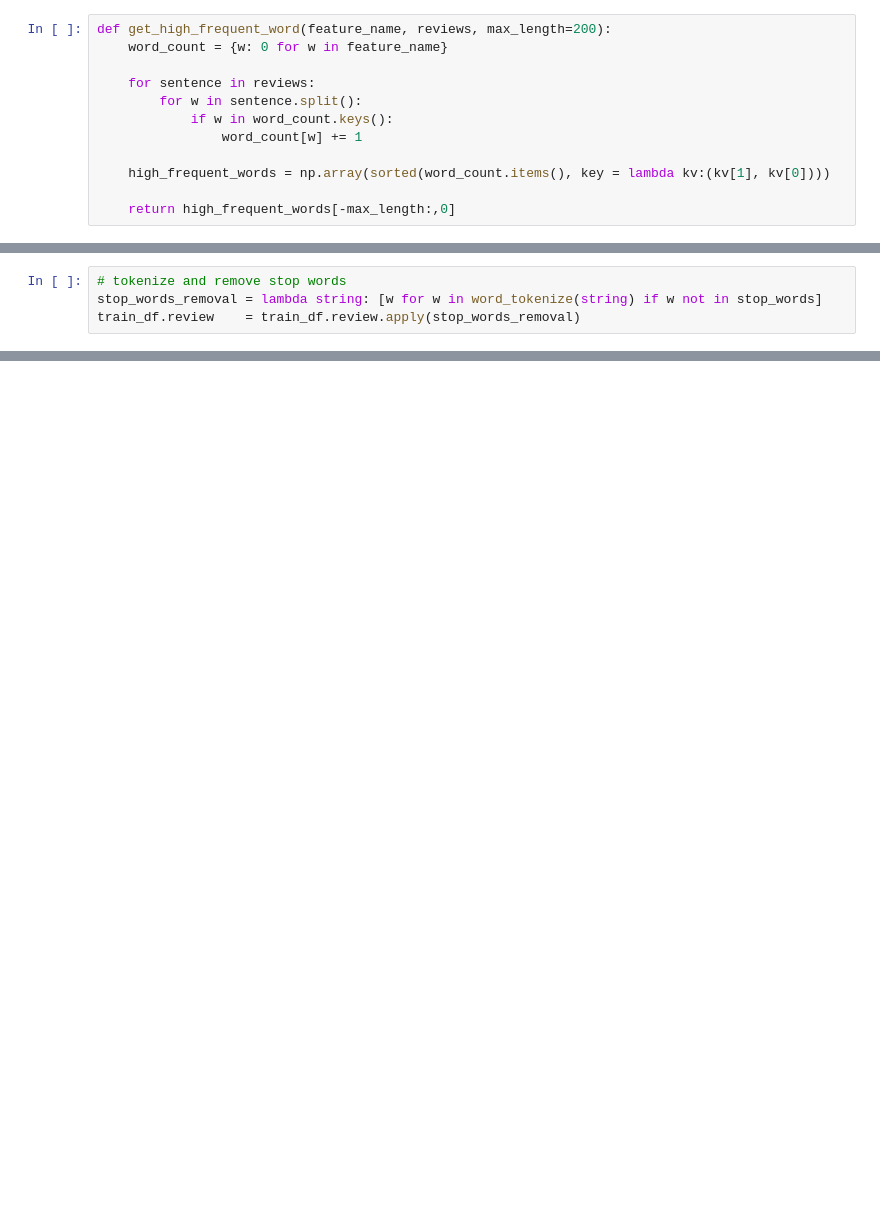
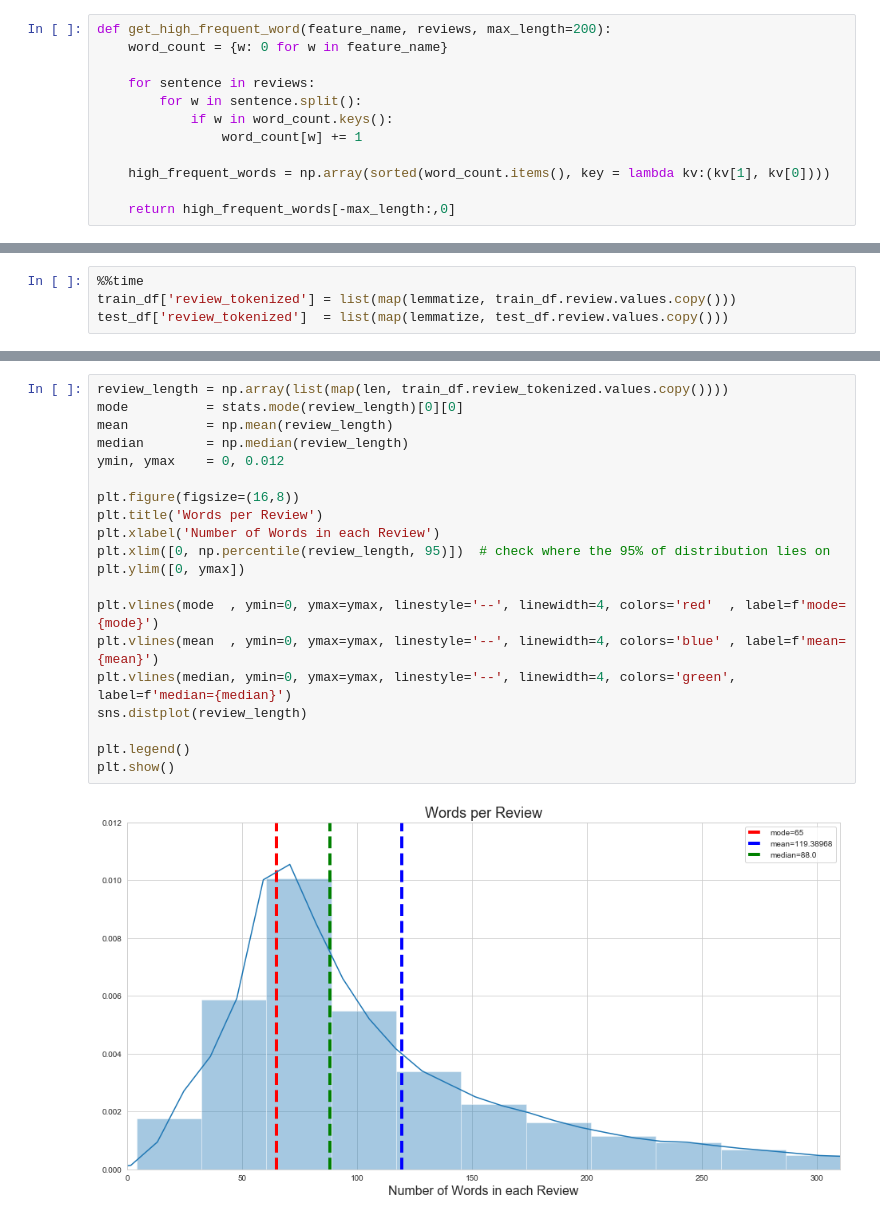
Before and after one commit to jacksenteh/Bag_Of_Popcorns, a Jupyter notebook: Train.ipynb, the cells around one changed output, grey strips where cells are left out. Cells and saved outputs as stored; diff of their text form; blank space fills up the shorter version.

```diff
--- a/Train.ipynb
+++ b/Train.ipynb
@@ -173,4 +195,4 @@ plt.show()
-# %%
-# tokenize and remove stop words
-stop_words_removal = lambda string: [w for w in word_tokenize(string) if w not in stop_words]
-train_df.review    = train_df.review.apply(stop_words_removal)
+# %%
+%%time
+train_df['review_tokenized'] = list(map(lemmatize, train_df.review.values.copy()))
+test_df['review_tokenized']  = list(map(lemmatize, test_df.review.values.copy()))
@@ -176,0 +214,22 @@ train_df.review    = train_df.review.apply(stop_words_removal)
+# %%
+review_length = np.array(list(map(len, train_df.review_tokenized.values.copy())))
+mode          = stats.mode(review_length)[0][0]
+mean          = np.mean(review_length)
+median        = np.median(review_length)
+ymin, ymax    = 0, 0.012
+
+plt.figure(figsize=(16,8))
+plt.title('Words per Review')
+plt.xlabel('Number of Words in each Review')
+plt.xlim([0, np.percentile(review_length, 95)])  # check where the 95% of distribution lies on
+plt.ylim([0, ymax])
+
+plt.vlines(mode  , ymin=0, ymax=ymax, linestyle='--', linewidth=4, colors='red'  , label=f'mode={mode}')
+plt.vlines(mean  , ymin=0, ymax=ymax, linestyle='--', linewidth=4, colors='blue' , label=f'mean={mean}')
+plt.vlines(median, ymin=0, ymax=ymax, linestyle='--', linewidth=4, colors='green', label=f'median={median}')
+sns.distplot(review_length)
+
+plt.legend()
+plt.show()
+# %% [output]
+[figure, added]
```
Also changed, not shown: parts of 7 cells of this notebook, 2 other files.
